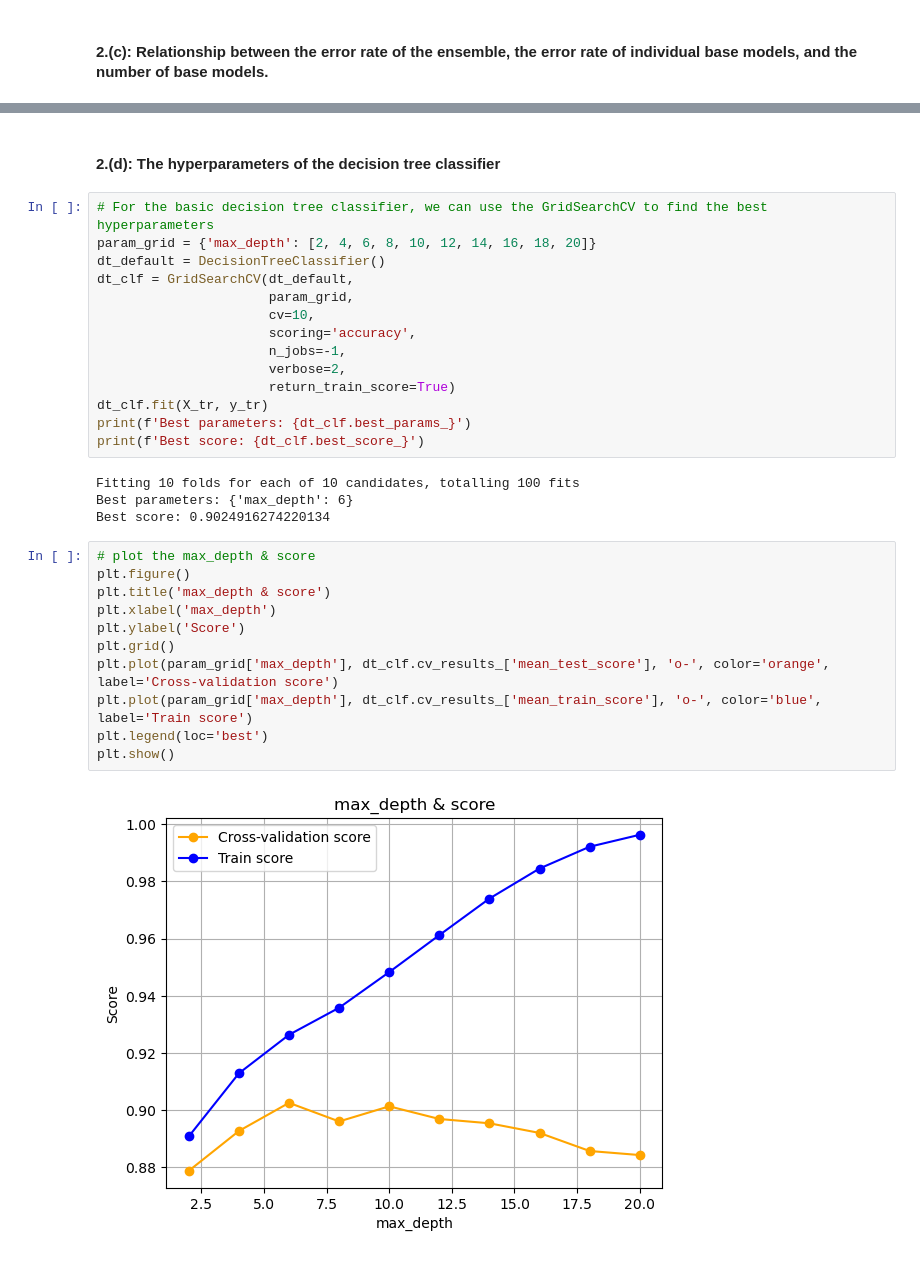
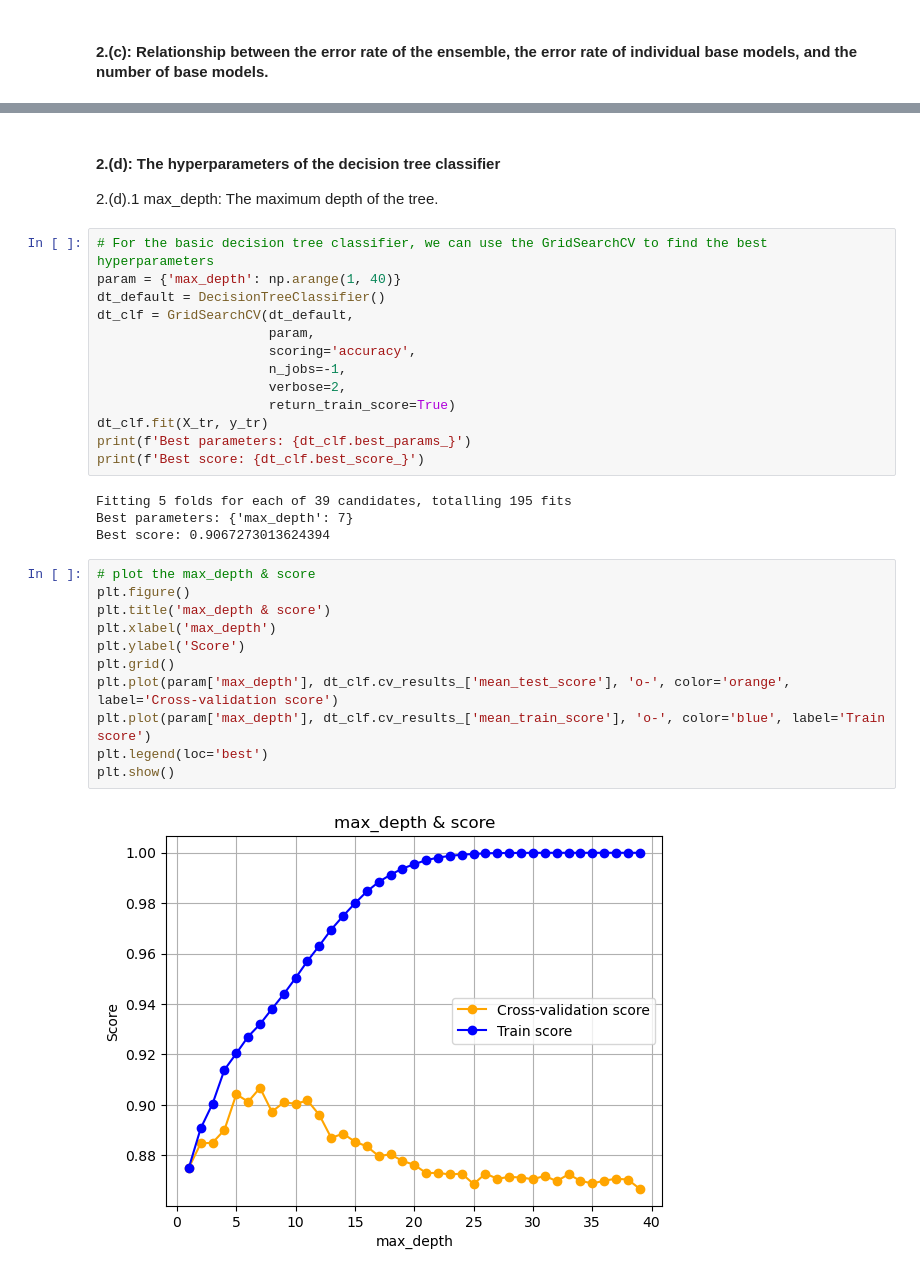
Before and after one commit to ZehuaLiuY/ML_CW, a Jupyter notebook: src/activity_recognition.ipynb, the cells around one changed output, grey strips where cells are left out. Cells and saved outputs as stored; diff of their text form.

```diff
--- a/src/activity_recognition.ipynb
+++ b/src/activity_recognition.ipynb
@@ -648,12 +596,12 @@ plt.show()
 # %% [markdown]
 #### 2.(d): The hyperparameters of the decision tree classifier
+2.(d).1 max_depth: The maximum depth of the tree.
 # %%
 # For the basic decision tree classifier, we can use the GridSearchCV to find the best hyperparameters
-param_grid = {'max_depth': [2, 4, 6, 8, 10, 12, 14, 16, 18, 20]}
+param = {'max_depth': np.arange(1, 40)}
 dt_default = DecisionTreeClassifier()
 dt_clf = GridSearchCV(dt_default,
-                      param_grid,
-                      cv=10,
+                      param,
                       scoring='accuracy',
                       n_jobs=-1,
                       verbose=2,
@@ -662,19 +610,19 @@ dt_clf.fit(X_tr, y_tr)
 print(f'Best parameters: {dt_clf.best_params_}')
 print(f'Best score: {dt_clf.best_score_}')
 # %% [output]
-Fitting 10 folds for each of 10 candidates, totalling 100 fits
-Best parameters: {'max_depth': 6}
-Best score: 0.9024916274220134
+Fitting 5 folds for each of 39 candidates, totalling 195 fits
+Best parameters: {'max_depth': 7}
+Best score: 0.9067273013624394
 # %%
 # plot the max_depth & score
 plt.figure()
 plt.title('max_depth & score')
 plt.xlabel('max_depth')
 plt.ylabel('Score')
 plt.grid()
-plt.plot(param_grid['max_depth'], dt_clf.cv_results_['mean_test_score'], 'o-', color='orange', label='Cross-validation score')
-plt.plot(param_grid['max_depth'], dt_clf.cv_results_['mean_train_score'], 'o-', color='blue', label='Train score')
+plt.plot(param['max_depth'], dt_clf.cv_results_['mean_test_score'], 'o-', color='orange', label='Cross-validation score')
+plt.plot(param['max_depth'], dt_clf.cv_results_['mean_train_score'], 'o-', color='blue', label='Train score')
 plt.legend(loc='best')
 plt.show()
 # %% [output]
-[figure, old version]
+[figure, new version]
```
Also changed, not shown: parts of 28 cells of this notebook, 5 other files.
